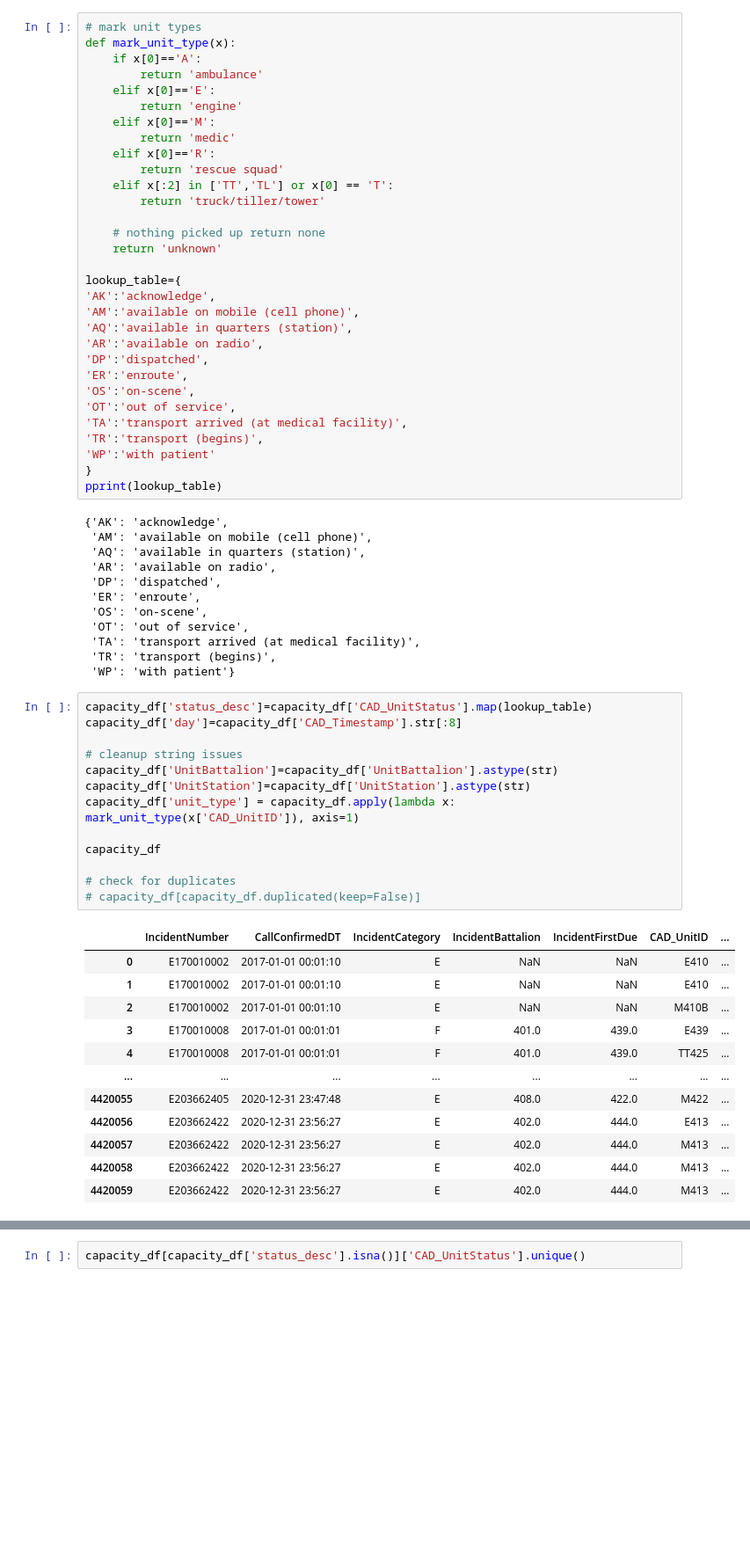
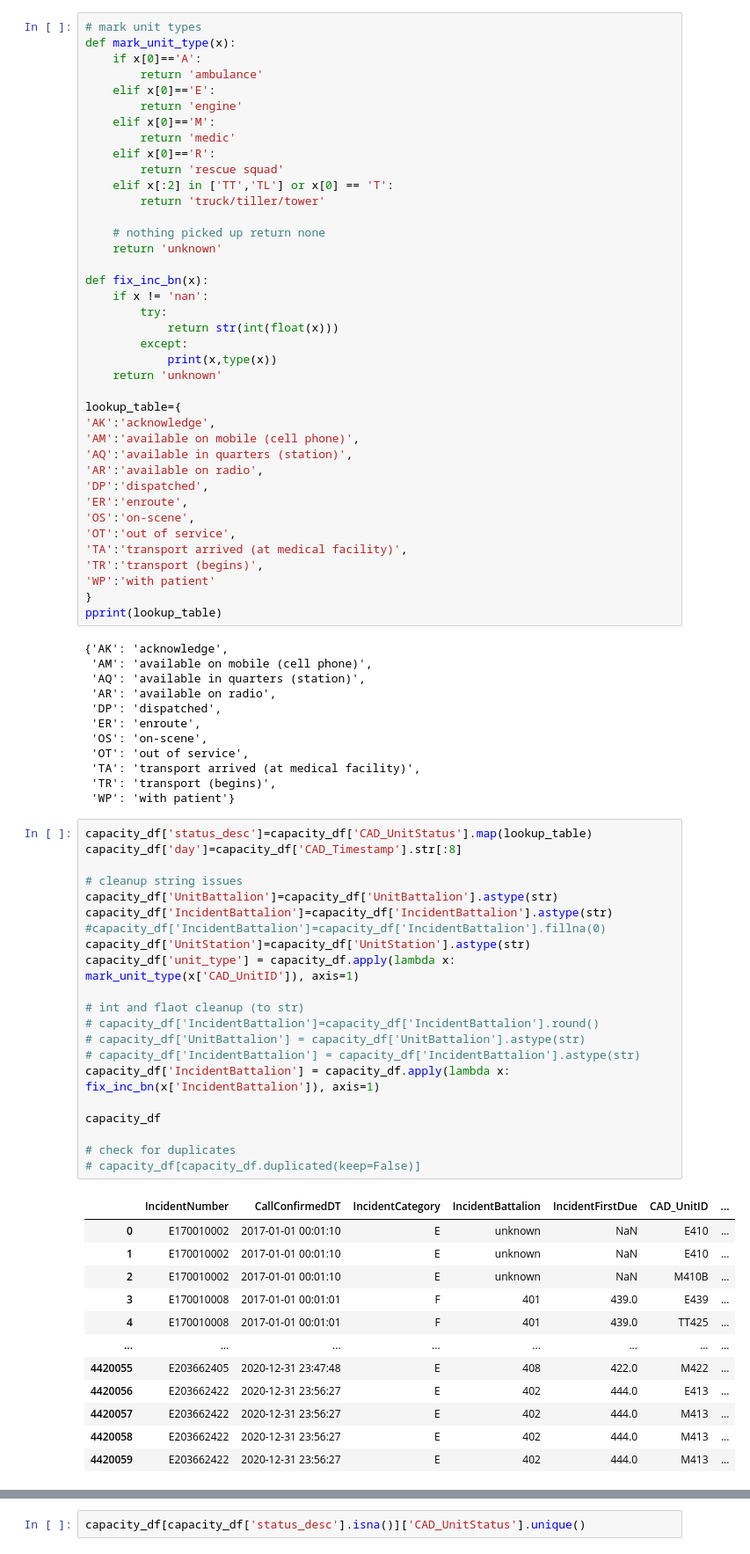
Before and after one commit to owiygul/DAEN-690-Group-2-Rescue-Me, a Jupyter notebook: capacity_analysis.ipynb, the cells around one changed output, grey strips where cells are left out. Shown: that part at 88% size. Drawn from its saved outputs; the diff is of its cells as text; blank space fills up the shorter version.

```diff
--- a/capacity_analysis.ipynb
+++ b/capacity_analysis.ipynb
@@ -40,6 +40,14 @@ def mark_unit_type(x):
     # nothing picked up return none
     return 'unknown'
 
+def fix_inc_bn(x):
+    if x != 'nan':
+        try:
+            return str(int(float(x)))
+        except:
+            print(x,type(x))
+    return 'unknown'
+
 lookup_table={
 'AK':'acknowledge',
 'AM':'available on mobile (cell phone)',
@@ -69,27 +77,35 @@ pprint(lookup_table)
 # %%
 capacity_df['status_desc']=capacity_df['CAD_UnitStatus'].map(lookup_table)
 capacity_df['day']=capacity_df['CAD_Timestamp'].str[:8]
 
 # cleanup string issues
 capacity_df['UnitBattalion']=capacity_df['UnitBattalion'].astype(str)
+capacity_df['IncidentBattalion']=capacity_df['IncidentBattalion'].astype(str)
+#capacity_df['IncidentBattalion']=capacity_df['IncidentBattalion'].fillna(0)
 capacity_df['UnitStation']=capacity_df['UnitStation'].astype(str)
 capacity_df['unit_type'] = capacity_df.apply(lambda x: mark_unit_type(x['CAD_UnitID']), axis=1)
+
+# int and flaot cleanup (to str)
+# capacity_df['IncidentBattalion']=capacity_df['IncidentBattalion'].round()
+# capacity_df['UnitBattalion'] = capacity_df['UnitBattalion'].astype(str)
+# capacity_df['IncidentBattalion'] = capacity_df['IncidentBattalion'].astype(str)
+capacity_df['IncidentBattalion'] = capacity_df.apply(lambda x: fix_inc_bn(x['IncidentBattalion']), axis=1)
 
 capacity_df
 
 # check for duplicates
 # capacity_df[capacity_df.duplicated(keep=False)]
 # %% [output]
 |  | IncidentNumber | CallConfirmedDT | IncidentCategory | IncidentBattalion | IncidentFirstDue | CAD_UnitID | ... |
-| 0 | E170010002 | 2017-01-01 00:01:10 | E | NaN | NaN | E410 | ... |
-| 1 | E170010002 | 2017-01-01 00:01:10 | E | NaN | NaN | E410 | ... |
-| 2 | E170010002 | 2017-01-01 00:01:10 | E | NaN | NaN | M410B | ... |
-| 3 | E170010008 | 2017-01-01 00:01:01 | F | 401.0 | 439.0 | E439 | ... |
-| 4 | E170010008 | 2017-01-01 00:01:01 | F | 401.0 | 439.0 | TT425 | ... |
+| 0 | E170010002 | 2017-01-01 00:01:10 | E | unknown | NaN | E410 | ... |
+| 1 | E170010002 | 2017-01-01 00:01:10 | E | unknown | NaN | E410 | ... |
+| 2 | E170010002 | 2017-01-01 00:01:10 | E | unknown | NaN | M410B | ... |
+| 3 | E170010008 | 2017-01-01 00:01:01 | F | 401 | 439.0 | E439 | ... |
+| 4 | E170010008 | 2017-01-01 00:01:01 | F | 401 | 439.0 | TT425 | ... |
 | ... | ... | ... | ... | ... | ... | ... | ... |
-| 4420055 | E203662405 | 2020-12-31 23:47:48 | E | 408.0 | 422.0 | M422 | ... |
-| 4420056 | E203662422 | 2020-12-31 23:56:27 | E | 402.0 | 444.0 | E413 | ... |
-| 4420057 | E203662422 | 2020-12-31 23:56:27 | E | 402.0 | 444.0 | M413 | ... |
-| 4420058 | E203662422 | 2020-12-31 23:56:27 | E | 402.0 | 444.0 | M413 | ... |
-| 4420059 | E203662422 | 2020-12-31 23:56:27 | E | 402.0 | 444.0 | M413 | ... |
+| 4420055 | E203662405 | 2020-12-31 23:47:48 | E | 408 | 422.0 | M422 | ... |
+| 4420056 | E203662422 | 2020-12-31 23:56:27 | E | 402 | 444.0 | E413 | ... |
+| 4420057 | E203662422 | 2020-12-31 23:56:27 | E | 402 | 444.0 | M413 | ... |
+| 4420058 | E203662422 | 2020-12-31 23:56:27 | E | 402 | 444.0 | M413 | ... |
+| 4420059 | E203662422 | 2020-12-31 23:56:27 | E | 402 | 444.0 | M413 | ... |
 4420060 rows × 14 columns
```
Also changed, not shown: parts of 34 cells of this notebook.
